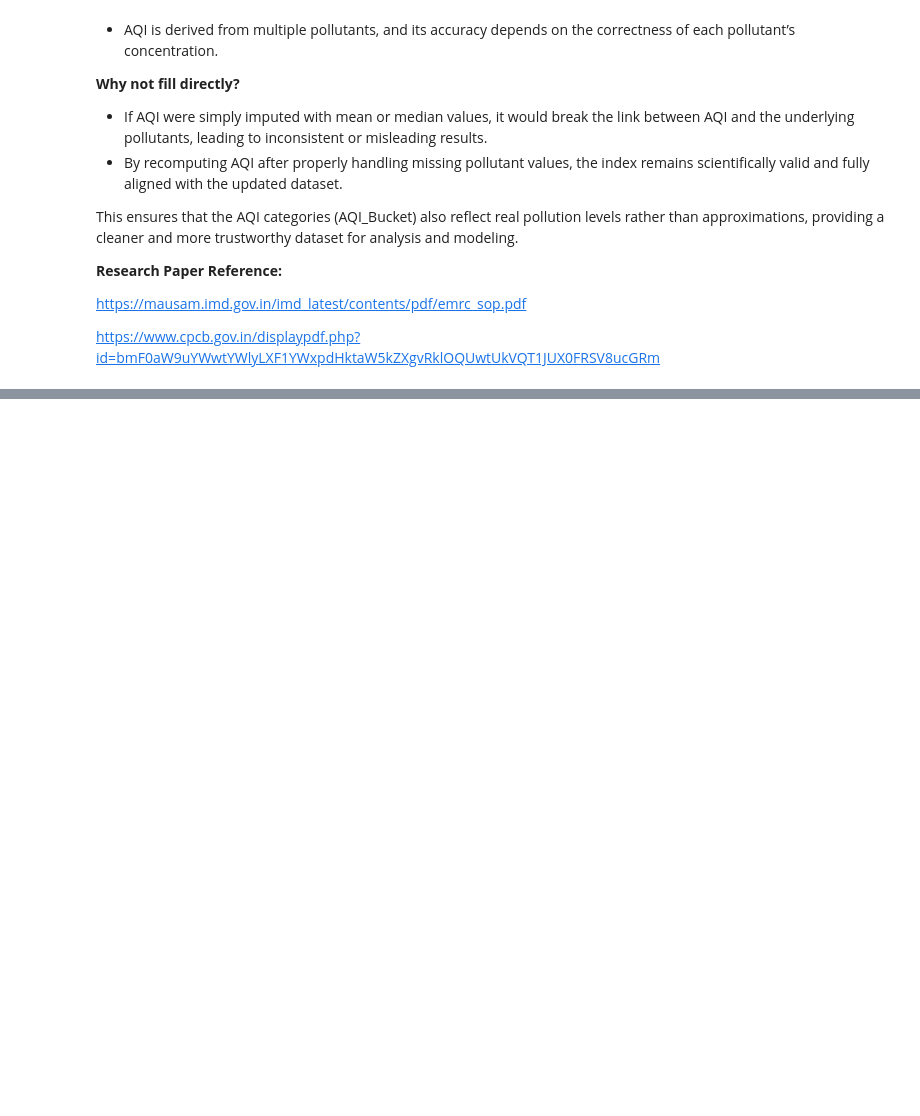
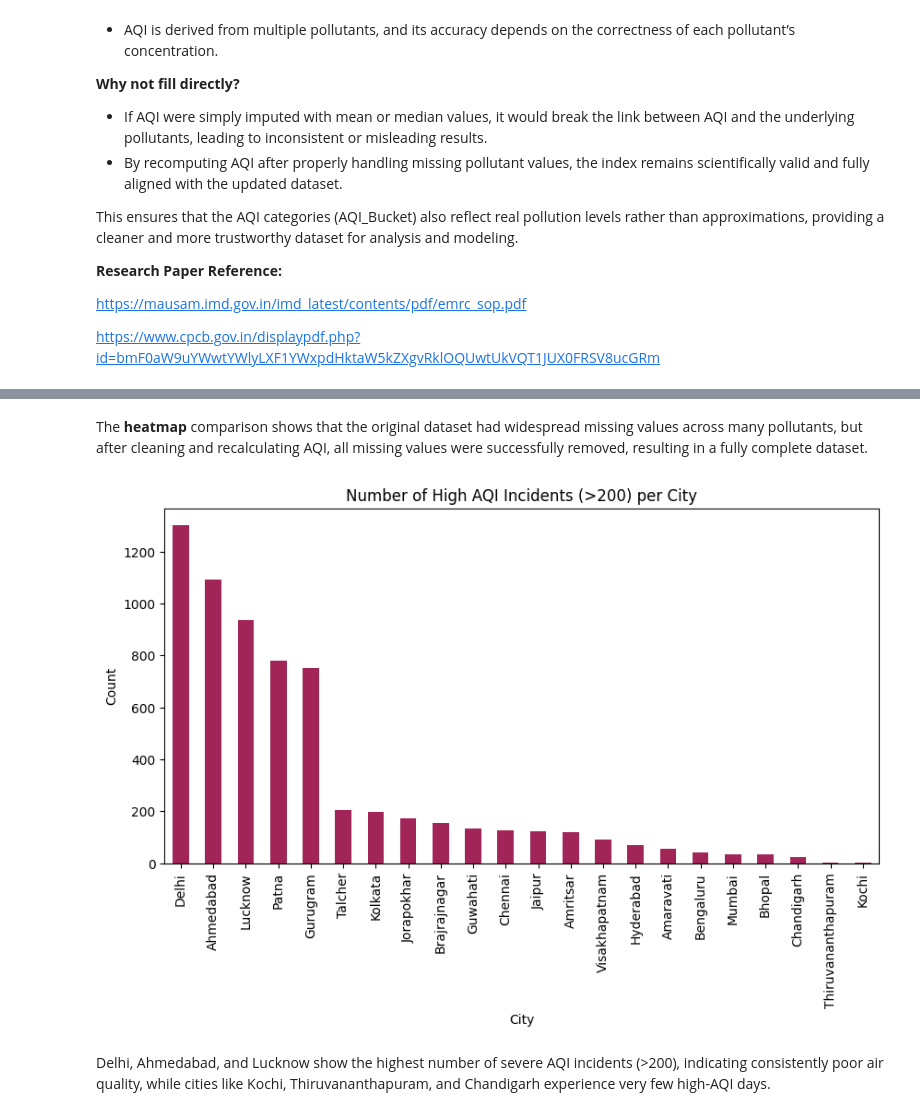
Before and after one commit to SonalDhoke/Programming_with_Data_Analysis_PY, a Jupyter notebook: st20336540_CMP7005_PDA.ipynb, the cells around one changed output, grey strips where cells are left out. Saved outputs shown, nothing was run; the diff lists cells and outputs as text; code cells hidden in the pictures; blank space fills up the shorter version.

Commit message:
Visualization Start 1

```diff
--- a/st20336540_CMP7005_PDA.ipynb
+++ b/st20336540_CMP7005_PDA.ipynb
@@ -683,0 +914,13 @@ dtype: int64
+# %% [markdown]
+The **heatmap** comparison shows that the original dataset had widespread missing values across many pollutants, but after cleaning and recalculating AQI, all missing values were successfully removed, resulting in a fully complete dataset.
+# %%
+high_aqi = df[df['AQI'] > 200]  # Poor or worse
+plt.figure(figsize=(10,5))
+high_aqi['City'].value_counts().plot(kind='bar', color='#A12557')
+plt.title('Number of High AQI Incidents (>200) per City')
+plt.ylabel('Count')
+plt.show()
+# %% [output]
+[figure, added]
+# %% [markdown]
+Delhi, Ahmedabad, and Lucknow show the highest number of severe AQI incidents (>200), indicating consistently poor air quality, while cities like Kochi, Thiruvananthapuram, and Chandigarh experience very few high-AQI days.
```
Also changed, not shown: parts of 13 cells of this notebook.
